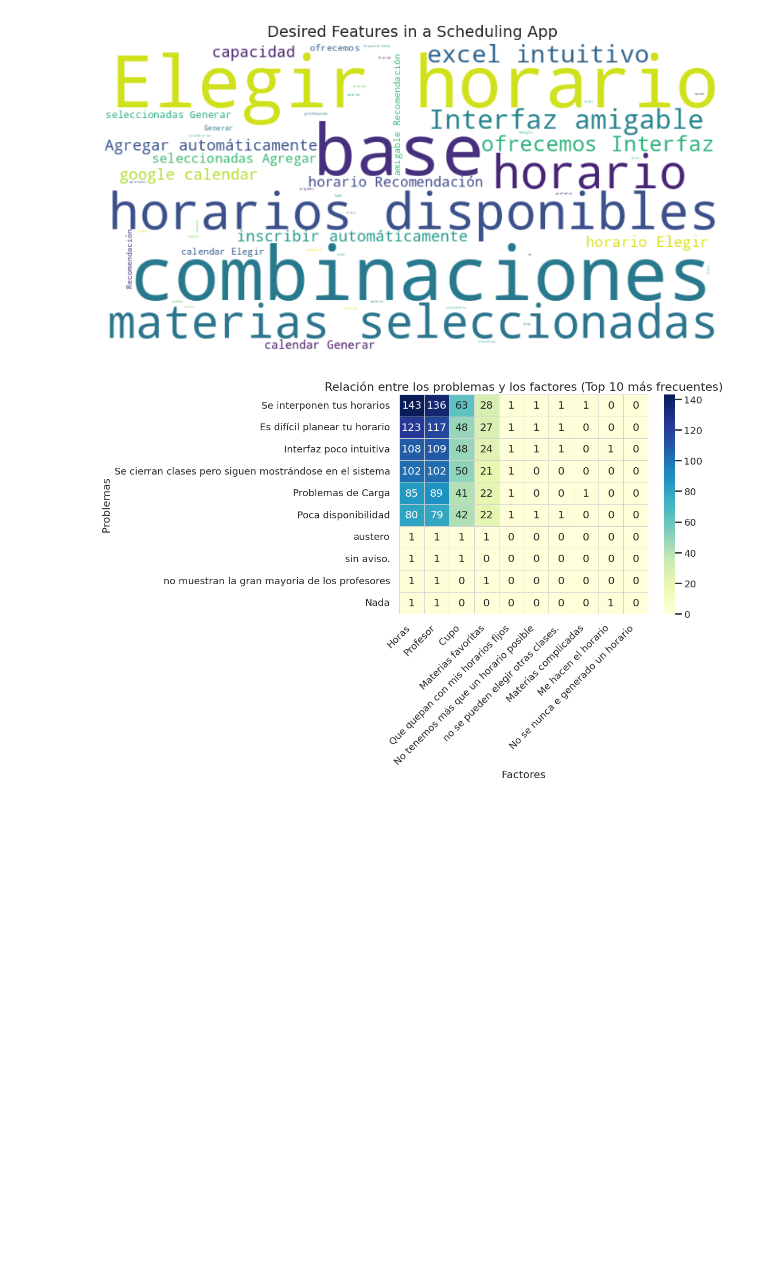
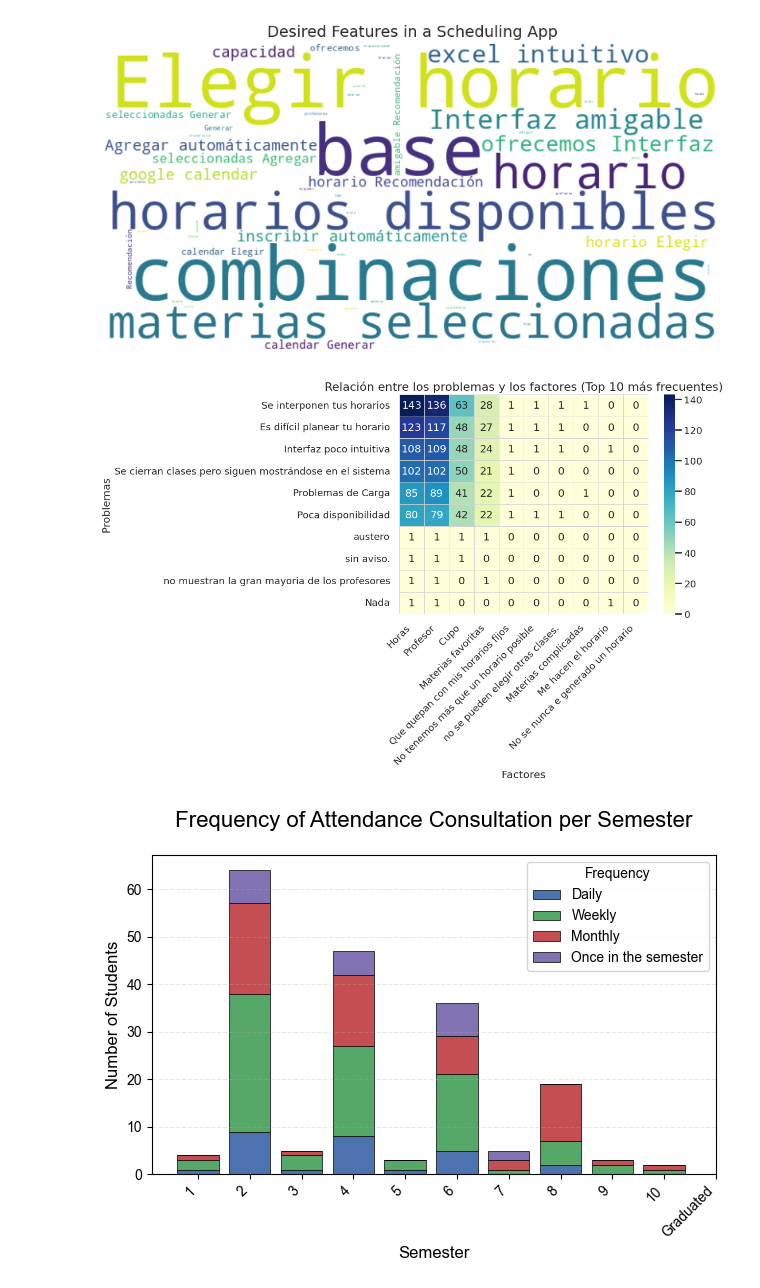
Before and after one commit to ios-lab-up/PocketAIBack, a Jupyter notebook: data/data_visualization.ipynb, the cells around one changed output. Drawn from its saved outputs; the diff is of its cells as text; code cells hidden in the pictures; blank space fills up the shorter version.

Commit message:
graphs

```diff
--- a/data/data_visualization.ipynb
+++ b/data/data_visualization.ipynb
@@ -418,3 +425,69 @@ plt.tight_layout()
 plt.show()
 # %% [output]
 [figure]
+# %%
+# Configuración global para un estilo limpio y profesional
+plt.rcParams['font.family'] = 'Arial'
+plt.rcParams['axes.titlesize'] = 16
+plt.rcParams['axes.labelsize'] = 12
+plt.rcParams['xtick.labelsize'] = 10
+plt.rcParams['ytick.labelsize'] = 10
+
+# Limpiar y reordenar los semestres
+df["¿Qué Semestre?"] = pd.to_numeric(df["¿Qué Semestre?"], errors='coerce').fillna(0).astype(int)
+
+# Separar los datos en semestres (1-10) y "Graduado"
+df_semestres = df[df["¿Qué Semestre?"].between(1, 10)]
+df_graduado = df[df["¿Qué Semestre?"] == 0]  # Asumimos que "Graduado" está codificado como 0
+
+# Pivotar los datos para contar frecuencias por semestre (1-10)
+pivot_data_semestres = pd.crosstab(df_semestres["¿Qué Semestre?"],
+                                 df_semestres["¿Con qué frecuencia consultas tus asistencias en el sistema?"])
+
+# Pivotar los datos para "Graduado"
+if not df_graduado.empty:
+    pivot_data_graduado = pd.crosstab(df_graduado["¿Qué Semestre?"],
+                                    df_graduado["¿Con qué frecuencia consultas tus asistencias en el sistema?"])
+    # Renombrar el índice para "Graduated"
+    pivot_data_graduado.index = ['Graduated']
+
+# Combinar los datos: semestres 1-10 y "Graduated" al final
+pivot_data = pd.concat([pivot_data_semestres, pivot_data_graduado]) if not df_graduado.empty else pivot_data_semestres
+
+# Mapear los índices a números consecutivos (1-10 y 11 para "Graduated")
+index_mapping = {i: i for i in range(1, 11)}
+if 'Graduated' in pivot_data.index:
+    index_mapping['Graduated'] = 11
+pivot_data.index = pivot_data.index.map(index_mapping)
+
+# Ordenar los índices para que vayan del 1 al 11 (si incluye "Graduated")
+pivot_data = pivot_data.sort_index()
+
+# Mapear las etiquetas al inglés, como en tu ejemplo
+pivot_data.columns = ['Daily', 'Weekly', 'Monthly', 'Once in the semester']
+
+# Colores personalizados, al estilo de tu gráfica
+colors = ['#4C72B0', '#55A868', '#C44E52', '#8172B3']  # Azul, verde, rojo, morado
+
+# Crear gráfica apilada
+x = pivot_data.index  # Usar los índices numéricos como posición
+bottom = np.zeros(len(pivot_data))
+
+for i, column in enumerate(pivot_data.columns):
+    plt.bar(x, pivot_data[column], bottom=bottom, color=colors[i], edgecolor='black', linewidth=0.5)
+    bottom += pivot_data[column]
+
+# Personalizar títulos y etiquetas, en inglés como en tu ejemplo
+plt.title("Frequency of Attendance Consultation per Semester", fontsize=16, pad=20)
+plt.xlabel("Semester", fontsize=12)
+plt.ylabel("Number of Students", fontsize=12)
+plt.xticks(x, [str(i) if i <= 10 else 'Graduated' for i in x], rotation=45, ha='right')  # Etiquetas con "Graduated" al final
+plt.grid(axis='y', linestyle='--', alpha=0.3)
+plt.legend(pivot_data.columns, title="Frequency", loc='upper right', fontsize=10)
+
+# Ajustar diseño para que se vea limpio
+plt.tight_layout()
+plt.savefig('frequency_attendance_semester.png', bbox_inches='tight', dpi=100)
+plt.show()
+# %% [output]
+[figure, added]
```
Also changed, not shown: parts of 2 cells of this notebook, 4 other files.
